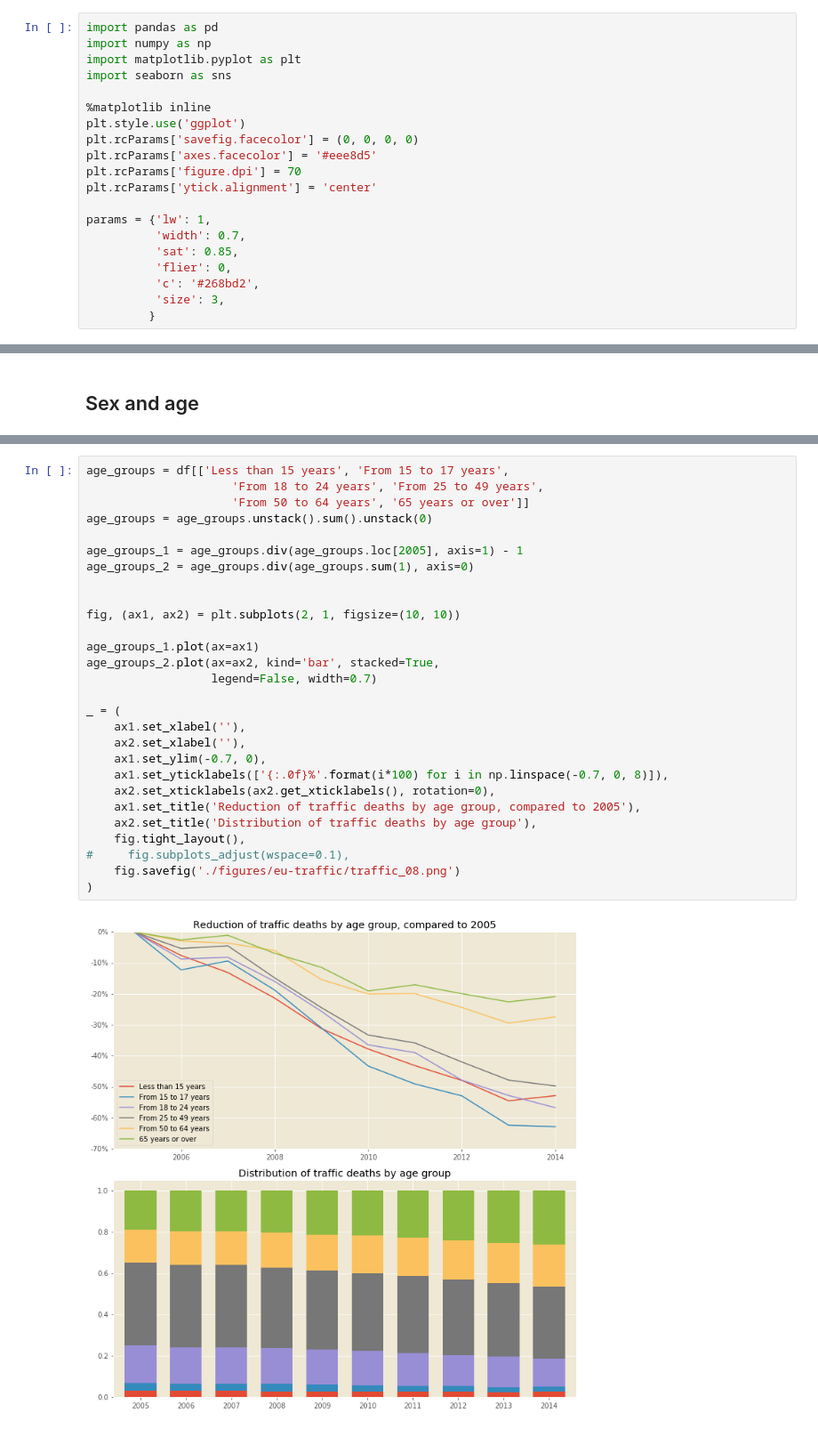
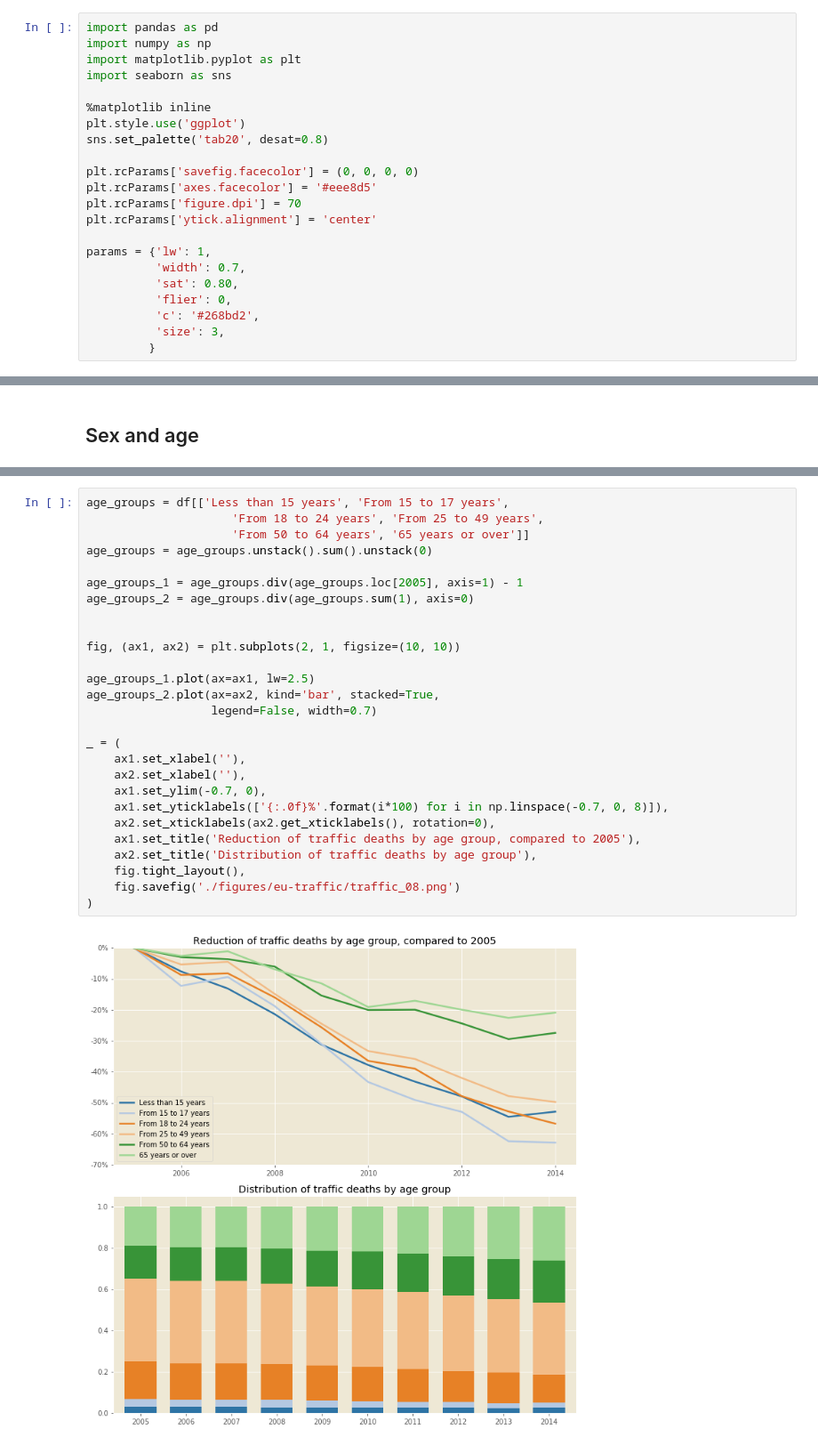
Before and after one commit to narimiran/data-notebooks, a Jupyter notebook: eu-traffic.ipynb, the cells around one changed output, grey strips where cells are left out. Shown: that part at 89% size. Saved outputs shown, nothing was run; the diff lists cells and outputs as text.

```diff
--- a/eu-traffic.ipynb
+++ b/eu-traffic.ipynb
@@ -6,6 +6,8 @@ import seaborn as sns
 
 %matplotlib inline
 plt.style.use('ggplot')
+sns.set_palette('tab20', desat=0.8)
+
 plt.rcParams['savefig.facecolor'] = (0, 0, 0, 0)
 plt.rcParams['axes.facecolor'] = '#eee8d5'
 plt.rcParams['figure.dpi'] = 70
@@ -13,7 +15,7 @@ plt.rcParams['ytick.alignment'] = 'center'
 
 params = {'lw': 1,
           'width': 0.7,
-          'sat': 0.85,
+          'sat': 0.80,
           'flier': 0,
           'c': '#268bd2',
           'size': 3,
@@ -248,30 +250,29 @@ _ = (ax.set_xlim(1.8, 5.5),
 # %%
 age_groups = df[['Less than 15 years', 'From 15 to 17 years',
                      'From 18 to 24 years', 'From 25 to 49 years',
                      'From 50 to 64 years', '65 years or over']]
 age_groups = age_groups.unstack().sum().unstack(0)
 
 age_groups_1 = age_groups.div(age_groups.loc[2005], axis=1) - 1
 age_groups_2 = age_groups.div(age_groups.sum(1), axis=0)
 
 
 fig, (ax1, ax2) = plt.subplots(2, 1, figsize=(10, 10))
 
-age_groups_1.plot(ax=ax1)
+age_groups_1.plot(ax=ax1, lw=2.5)
 age_groups_2.plot(ax=ax2, kind='bar', stacked=True,
                   legend=False, width=0.7)
 
 _ = (
     ax1.set_xlabel(''),
     ax2.set_xlabel(''),
     ax1.set_ylim(-0.7, 0),
     ax1.set_yticklabels(['{:.0f}%'.format(i*100) for i in np.linspace(-0.7, 0, 8)]),
     ax2.set_xticklabels(ax2.get_xticklabels(), rotation=0),
     ax1.set_title('Reduction of traffic deaths by age group, compared to 2005'),
     ax2.set_title('Distribution of traffic deaths by age group'),
     fig.tight_layout(),
-#     fig.subplots_adjust(wspace=0.1),
     fig.savefig('./figures/eu-traffic/traffic_08.png')
 )
 # %% [output]
-[figure, old version]
+[figure, new version]
```
Also changed, not shown: parts of 4 cells of this notebook, 6 other files.
